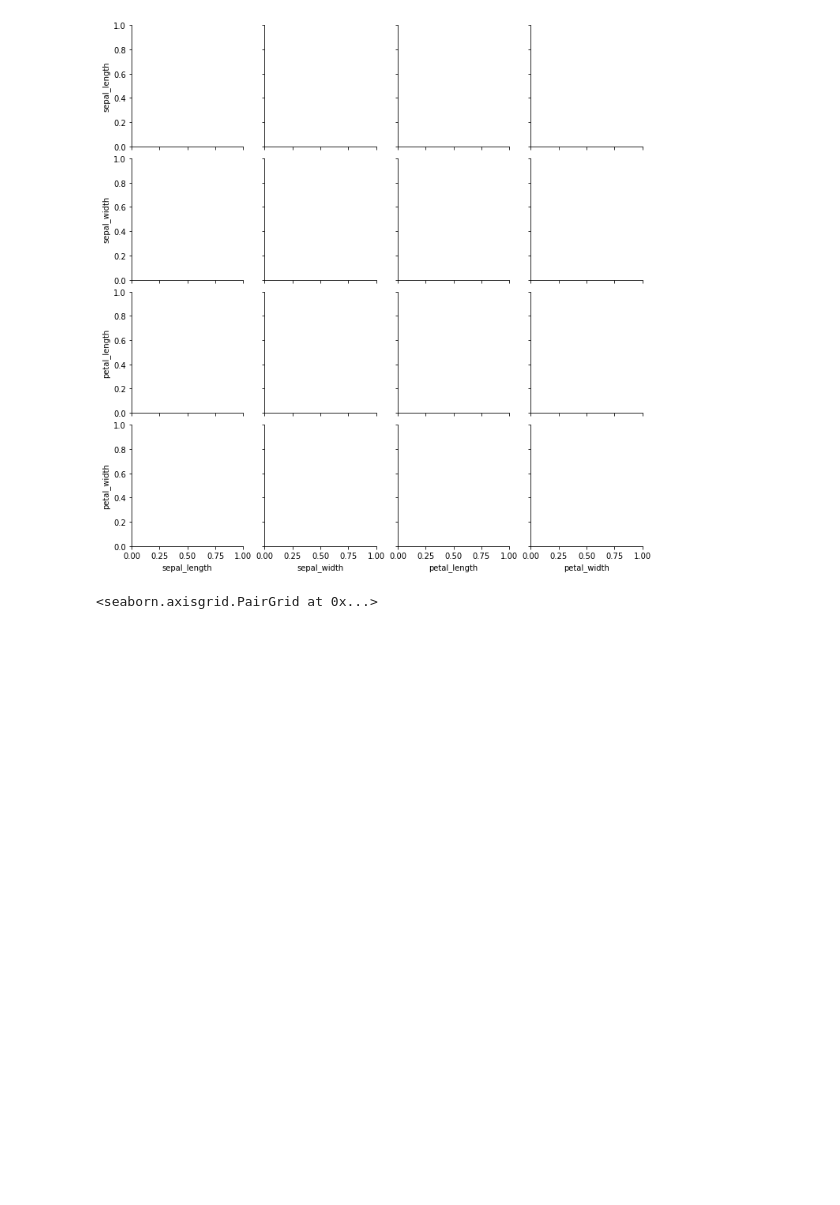
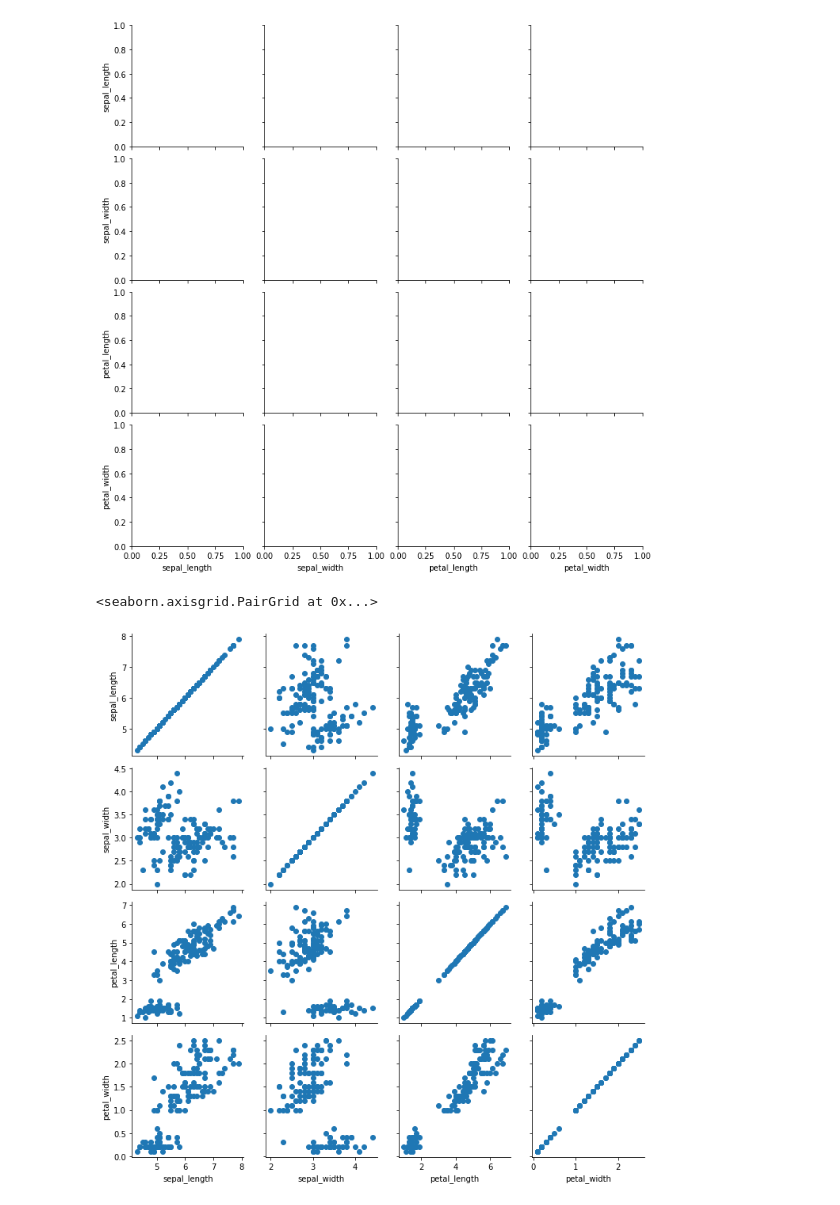
Before and after one commit to MIDAS-26/DS_ML, a Jupyter notebook: Seaborn_Grids.ipynb, the cells around one changed output. Drawn from its saved outputs; the diff is of its cells as text; code cells hidden in the pictures; blank space fills up the shorter version.

```diff
--- a/Seaborn_Grids.ipynb
+++ b/Seaborn_Grids.ipynb
@@ -27,6 +27,7 @@ g = sns.PairGrid(iris)
 [figure]
 # %%
 #now to define a plot use g.map(plt.plot_name)
-g.map(sns.scatterplot)
+g.map(plt.scatter)
 # %% [output]
 <seaborn.axisgrid.PairGrid at 0x...>
+[figure, added]
```
Also changed, not shown: parts of 4 cells of this notebook.
